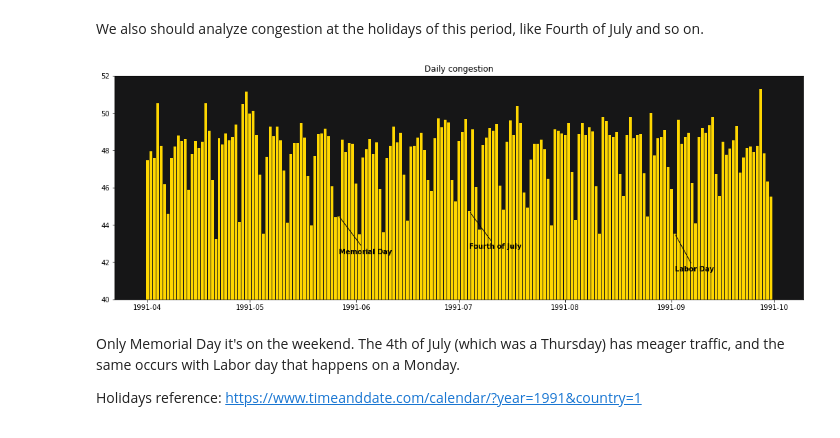
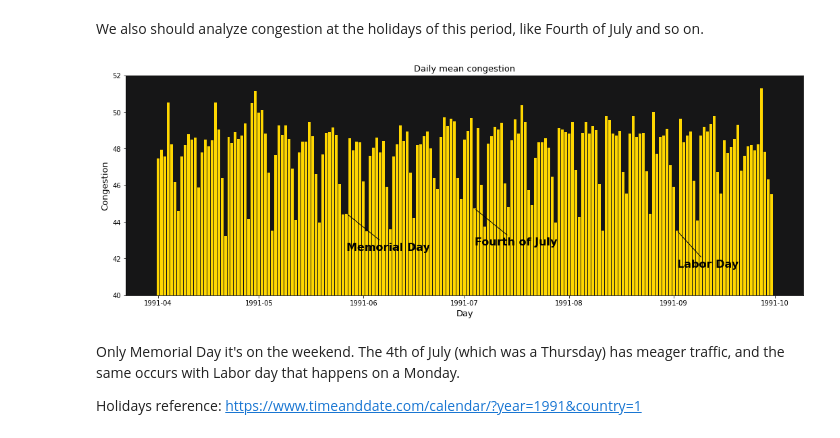
Before and after one commit to mksantos2/ML-projects, a Jupyter notebook: MSc-ML/traffic-flow-forecasting/notebook.ipynb, the cells around one changed output. Drawn from its saved outputs; the diff is of its cells as text; code cells hidden in the pictures.

```diff
--- a/MSc-ML/traffic-flow-forecasting/notebook.ipynb
+++ b/MSc-ML/traffic-flow-forecasting/notebook.ipynb
@@ -303,21 +337,25 @@ The graphs show that there is a weekly pattern with low congestion on the weeken
 We also should analyze congestion at the holidays of this period, like Fourth of July and so on.
 # %%
 temp = train_df.groupby(train_df.time.dt.date).congestion.mean()
+
 plt.figure(figsize=(18, 6))
-plt.title('Daily congestion')
+plt.title('Daily mean congestion', fontsize=13)
+plt.xlabel('Day', fontsize=13)
+plt.ylabel('Congestion', fontsize=13)
 plt.bar(temp.index, temp, color='#ffd700')
 plt.ylim(40, 52)
+
 for holiday_name, month, day in [('Memorial Day', 5, 27), ('Fourth of July', 7, 4), ('Labor Day', 9, 2)]:
     date = datetime.date(1991, month, day)
     plt.annotate(holiday_name,
                  (np.datetime64(date), temp.loc[date]),
                  xytext=(np.datetime64(date), temp.loc[date]-2),
                  arrowprops={'arrowstyle': '-'},
                  weight='bold',
-                 color='k')
+                 color='k',  fontsize=16)
 plt.show()
 # %% [output]
-[figure, old version]
+[figure, new version]
 # %% [markdown]
 Only Memorial Day it's on the weekend. The 4th of July (which was a Thursday) has meager traffic, and the same occurs with Labor day that happens on a Monday.
 
```
Also changed, not shown: parts of 28 cells of this notebook.
